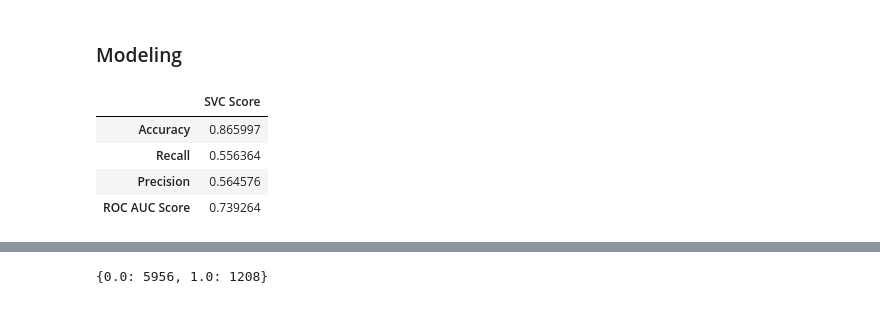
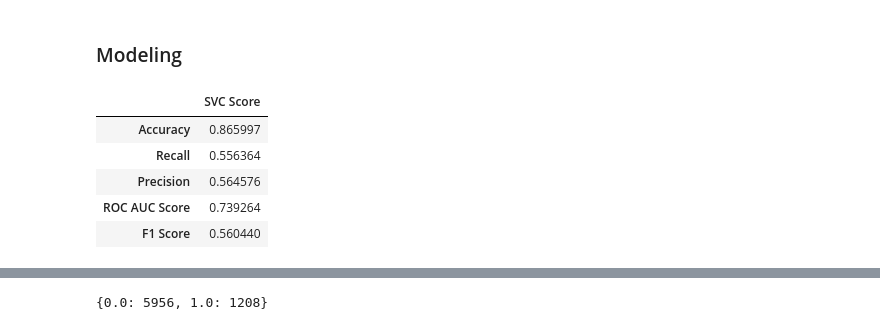
Before and after one commit to vaibhav1595/HR-Analytics-Predict-who-will-change-jobs, a Jupyter notebook: Predict_who_will_move_to_a_new_job.ipynb, the cells around one changed output, grey strips where cells are left out. Cells and saved outputs as stored; diff of their text form; code cells hidden in the pictures.

```diff
--- a/Predict_who_will_move_to_a_new_job.ipynb
+++ b/Predict_who_will_move_to_a_new_job.ipynb
@@ -754,20 +754,21 @@ X_train, X_test, y_train, y_test = train_test_split(X, y, test_size=0.2, random_
 # %%
 # Support Vector Machine
 pipeline = make_pipeline(StandardScaler(), SVC(kernel='sigmoid'))
 pipeline.fit(X_train, y_train)
 svc_prediction = pipeline.predict(X_test)
 cm_svc = confusion_matrix(y_test, svc_prediction)
 svc_df = pd.DataFrame(data=[accuracy_score(y_test, svc_prediction), recall_score(y_test, svc_prediction),
-                            precision_score(y_test, svc_prediction), roc_auc_score(y_test, svc_prediction)],
+                            precision_score(y_test, svc_prediction), roc_auc_score(y_test, svc_prediction), f1_score(y_test, svc_prediction, zero_division=1)],
                             columns=['SVC Score'],
-                            index=["Accuracy", "Recall", "Precision", "ROC AUC Score"])
+                            index=["Accuracy", "Recall", "Precision", "ROC AUC Score", "F1 Score"])
 svc_df
 # %% [output]
 |  | SVC Score |
 | Accuracy | 0.865997 |
 | Recall | 0.556364 |
 | Precision | 0.564576 |
 | ROC AUC Score | 0.739264 |
+| F1 Score | 0.560440 |
 # %%
 # Decision Tree
 dct = DecisionTreeClassifier()
```
Also changed, not shown: parts of 9 cells of this notebook.
